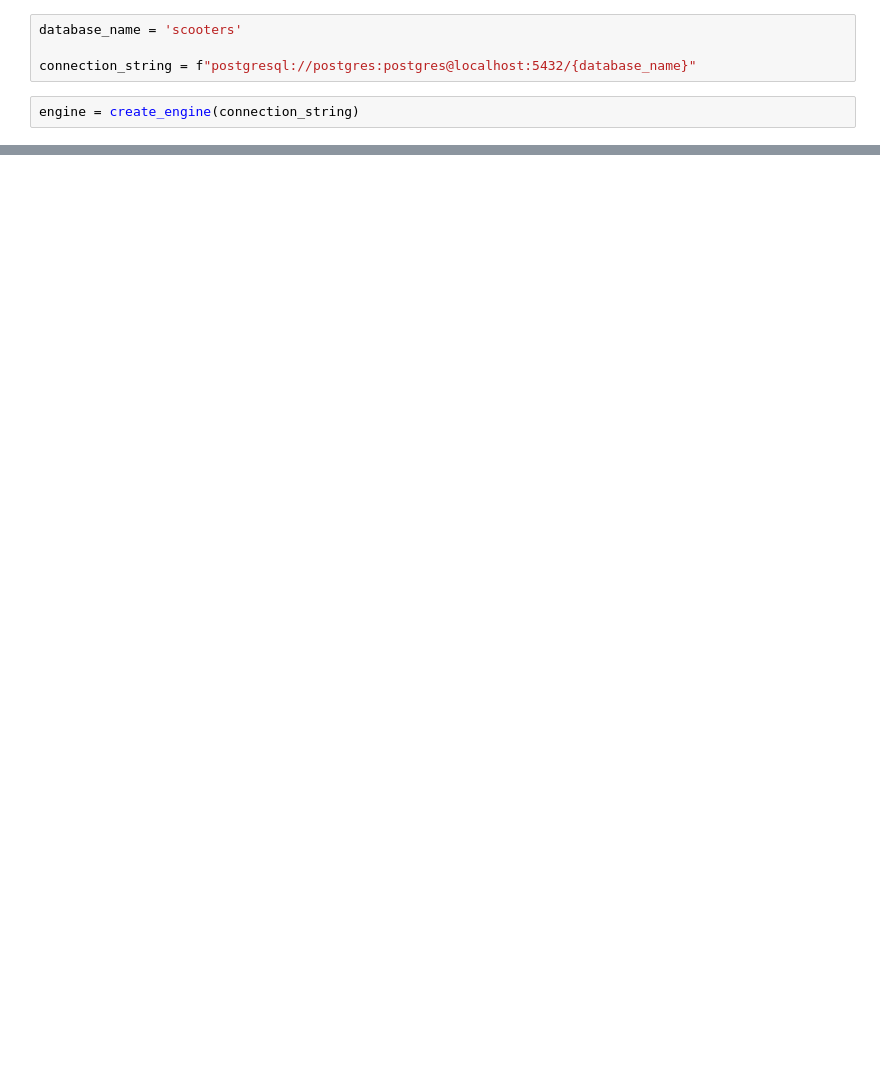
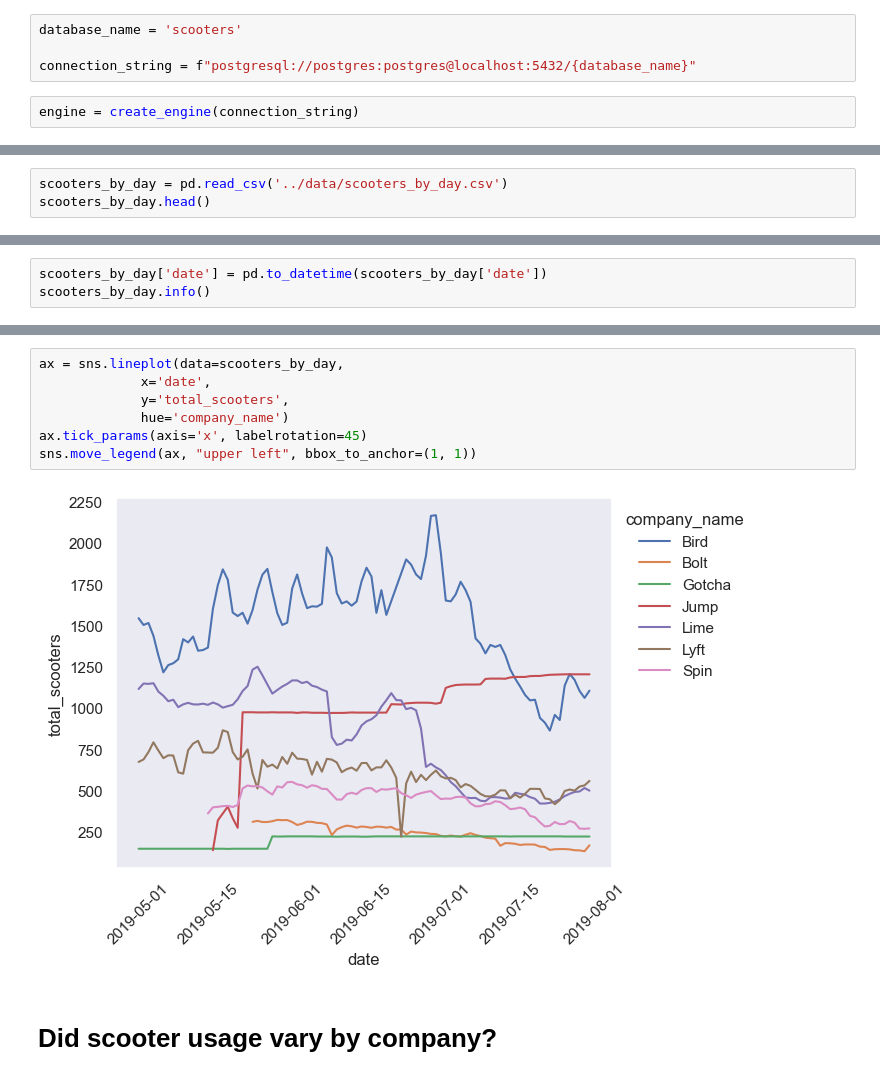
Before and after one commit to NSS-Data-Analytics-Cohort-11/scooters-no-pineapple, a Jupyter notebook: notebook/scooters.ipynb, the cells around one changed output, grey strips where cells are left out. Drawn from its saved outputs; the diff is of its cells as text; blank space fills up the shorter version.

```diff
--- a/notebook/scooters.ipynb
+++ b/notebook/scooters.ipynb
@@ -68,0 +97,3 @@ trips.head()
+# %%
+scooters_by_day = pd.read_csv('../data/scooters_by_day.csv')
+scooters_by_day.head()
@@ -68,0 +107,3 @@ trips.head()
+# %%
+scooters_by_day['date'] = pd.to_datetime(scooters_by_day['date'])
+scooters_by_day.info()
@@ -68,0 +121,11 @@ trips.head()
+# %%
+ax = sns.lineplot(data=scooters_by_day,
+             x='date',
+             y='total_scooters',
+             hue='company_name')
+ax.tick_params(axis='x', labelrotation=45)
+sns.move_legend(ax, "upper left", bbox_to_anchor=(1, 1))
+# %% [output]
+[figure, added]
+# %% [markdown]
+# Did scooter usage vary by company?
```
Also changed, not shown: parts of 40 cells of this notebook.
